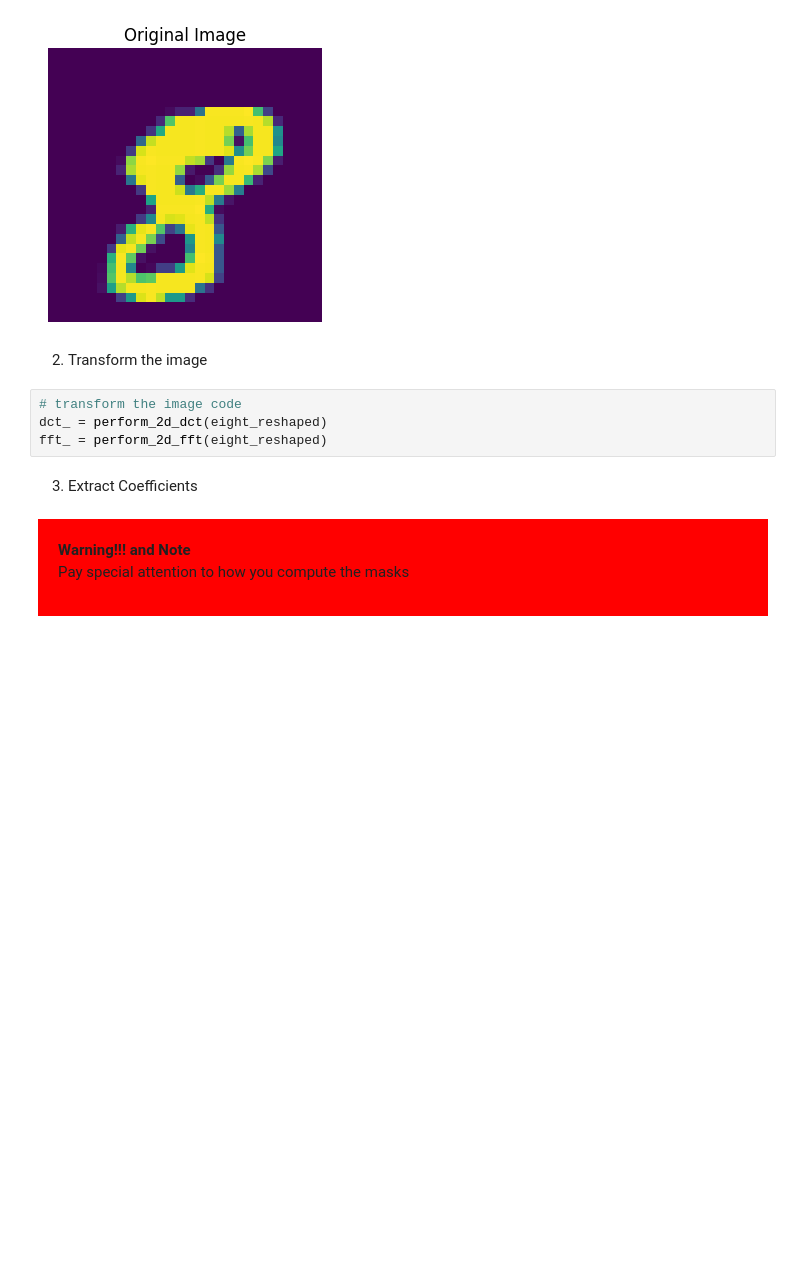
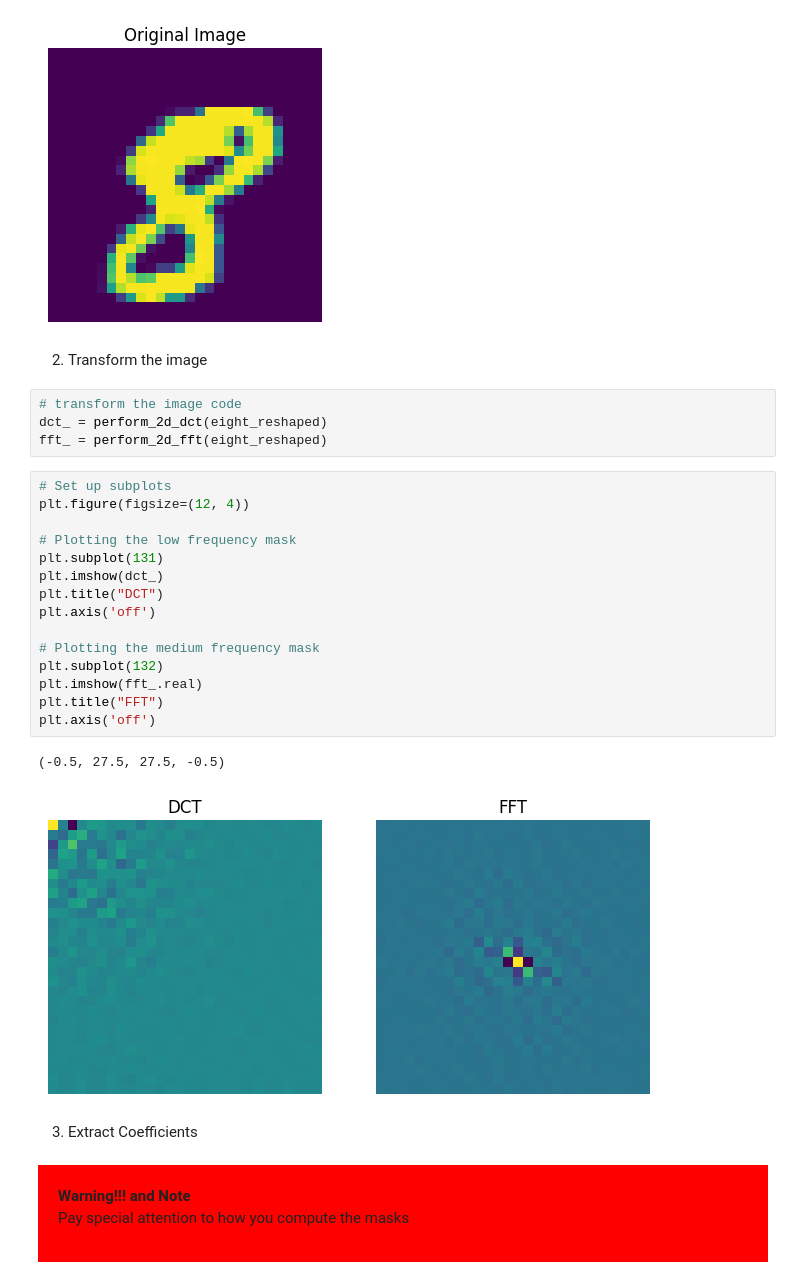
Before and after one commit to zhatz111/Data-Science-Masters, a Jupyter notebook: Algorithms for Data Science/Module 4/Mathematical Transformations.ipynb, the cells around one changed output. Cells and saved outputs as stored; diff of their text form; blank space fills up the shorter version.

```diff
--- a/Algorithms for Data Science/Module 4/Mathematical Transformations.ipynb
+++ b/Algorithms for Data Science/Module 4/Mathematical Transformations.ipynb
@@ -365,6 +365,24 @@ plt.axis('off')
 # transform the image code
 dct_ = perform_2d_dct(eight_reshaped)
 fft_ = perform_2d_fft(eight_reshaped)
+# %%
+# Set up subplots
+plt.figure(figsize=(12, 4))
+
+# Plotting the low frequency mask
+plt.subplot(131)
+plt.imshow(dct_)
+plt.title("DCT")
+plt.axis('off')
+
+# Plotting the medium frequency mask
+plt.subplot(132)
+plt.imshow(fft_.real)
+plt.title("FFT")
+plt.axis('off')
+# %% [output]
+(-0.5, 27.5, 27.5, -0.5)
+[figure, added]
 # %% [markdown]
 3. Extract Coefficients
 # %% [markdown]
```
Also changed, not shown: parts of 8 cells of this notebook, 1 other file.
